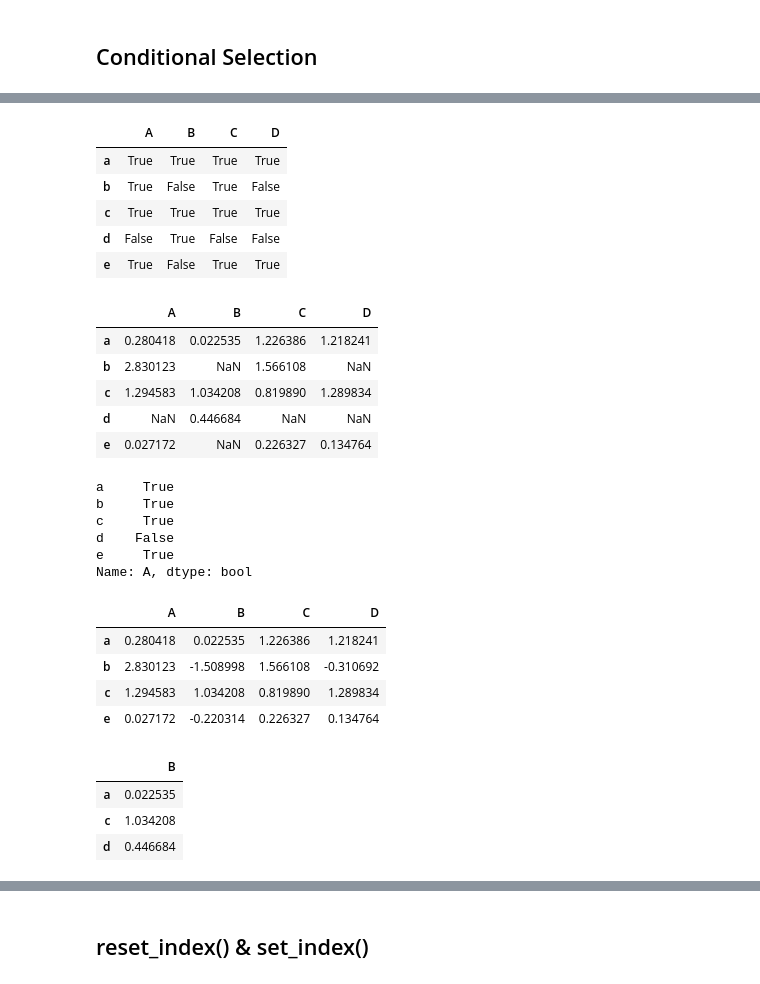
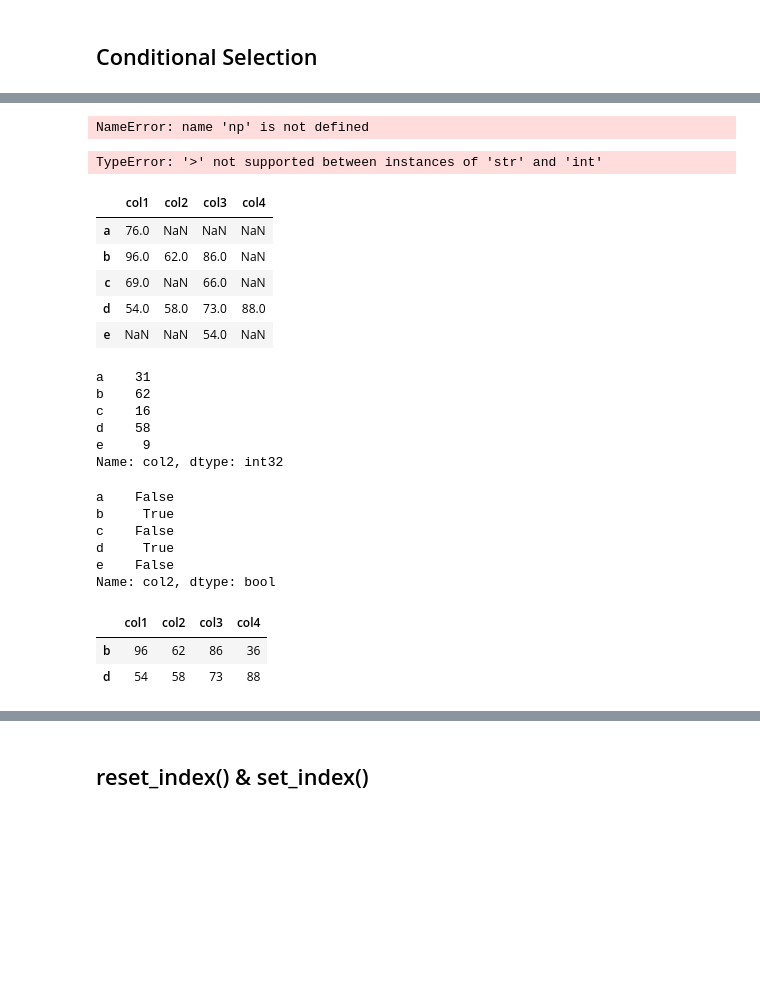
Before and after one commit to TarlanShukur/python_new, a Jupyter notebook: Pandas/Pandas_InClass_3 (DataFrames Indexing) 08.08.23.ipynb, the cells around one changed output, grey strips where cells are left out. Drawn from its saved outputs; the diff is of its cells as text; code cells hidden in the pictures; blank space fills up the shorter version.

```diff
--- a/Pandas/Pandas_InClass_3 (DataFrames Indexing) 08.08.23.ipynb
+++ b/Pandas/Pandas_InClass_3 (DataFrames Indexing) 08.08.23.ipynb
@@ -471,42 +476,44 @@ df
+# %%
+np.random.seed(45)
+data = np.random.randint(1,100,20).reshape(5,4)
+df = pd.DataFrame(data, index=["a","b","c","d","e"],columns=["col1","col2","col3","col4"])
+df
+# %% [output]
+NameError: name 'np' is not defined
 # %%
-df > 0
+df > 50
 # %% [output]
-|  | A | B | C | D |
-| a | True | True | True | True |
-| b | True | False | True | False |
-| c | True | True | True | True |
-| d | False | True | False | False |
-| e | True | False | True | True |
+TypeError: '>' not supported between instances of 'str' and 'int'
 # %%
-df[df > 0]
+df[df > 50]
 # %% [output]
-|  | A | B | C | D |
-| a | 0.280418 | 0.022535 | 1.226386 | 1.218241 |
-| b | 2.830123 | NaN | 1.566108 | NaN |
-| c | 1.294583 | 1.034208 | 0.819890 | 1.289834 |
-| d | NaN | 0.446684 | NaN | NaN |
-| e | 0.027172 | NaN | 0.226327 | 0.134764 |
+|  | col1 | col2 | col3 | col4 |
+| a | 76.0 | NaN | NaN | NaN |
+| b | 96.0 | 62.0 | 86.0 | NaN |
+| c | 69.0 | NaN | 66.0 | NaN |
+| d | 54.0 | 58.0 | 73.0 | 88.0 |
+| e | NaN | NaN | 54.0 | NaN |
-# %%
-df["A"] > 0
-# %% [output]
-a     True
-b     True
-c     True
-d    False
-e     True
-Name: A, dtype: bool
+# %%
+df.col2
+# %% [output]
+a    31
+b    62
+c    16
+d    58
+e     9
+Name: col2, dtype: int32
+# %%
+df.col2 > 50
+# %% [output]
+a    False
+b     True
+c    False
+d     True
+e    False
+Name: col2, dtype: bool
 # %%
-df[df["A"] > 0]
+df[df.col2 > 50]
 # %% [output]
-|  | A | B | C | D |
-| a | 0.280418 | 0.022535 | 1.226386 | 1.218241 |
-| b | 2.830123 | -1.508998 | 1.566108 | -0.310692 |
-| c | 1.294583 | 1.034208 | 0.819890 | 1.289834 |
-| e | 0.027172 | -0.220314 | 0.226327 | 0.134764 |
+|  | col1 | col2 | col3 | col4 |
+| b | 96 | 62 | 86 | 36 |
+| d | 54 | 58 | 73 | 88 |
-# %%
-df[df["B"] > 0][["B"]]
-# %% [output]
-|  | B |
-| a | 0.022535 |
-| c | 1.034208 |
-| d | 0.446684 |
```
Also changed, not shown: parts of 33 cells of this notebook, 1 other file.
